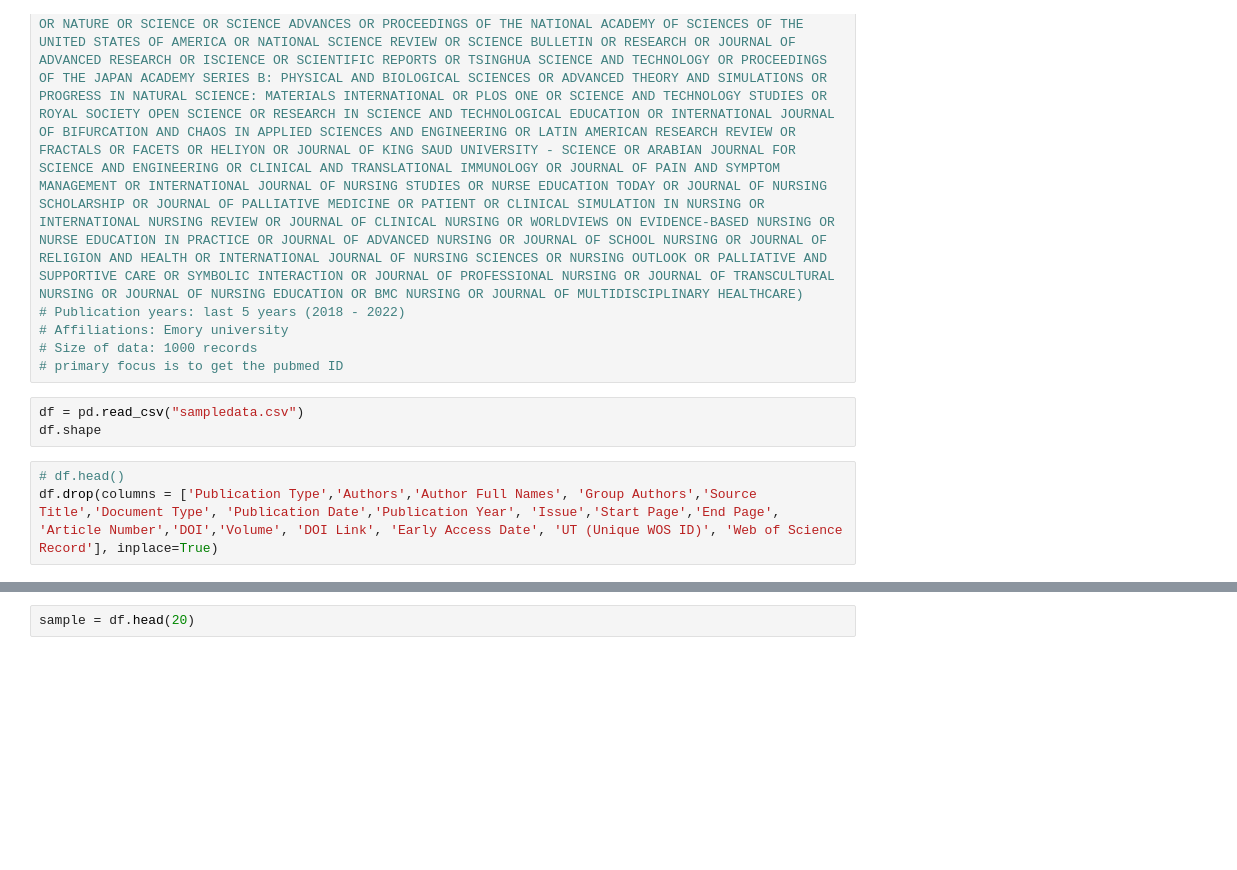
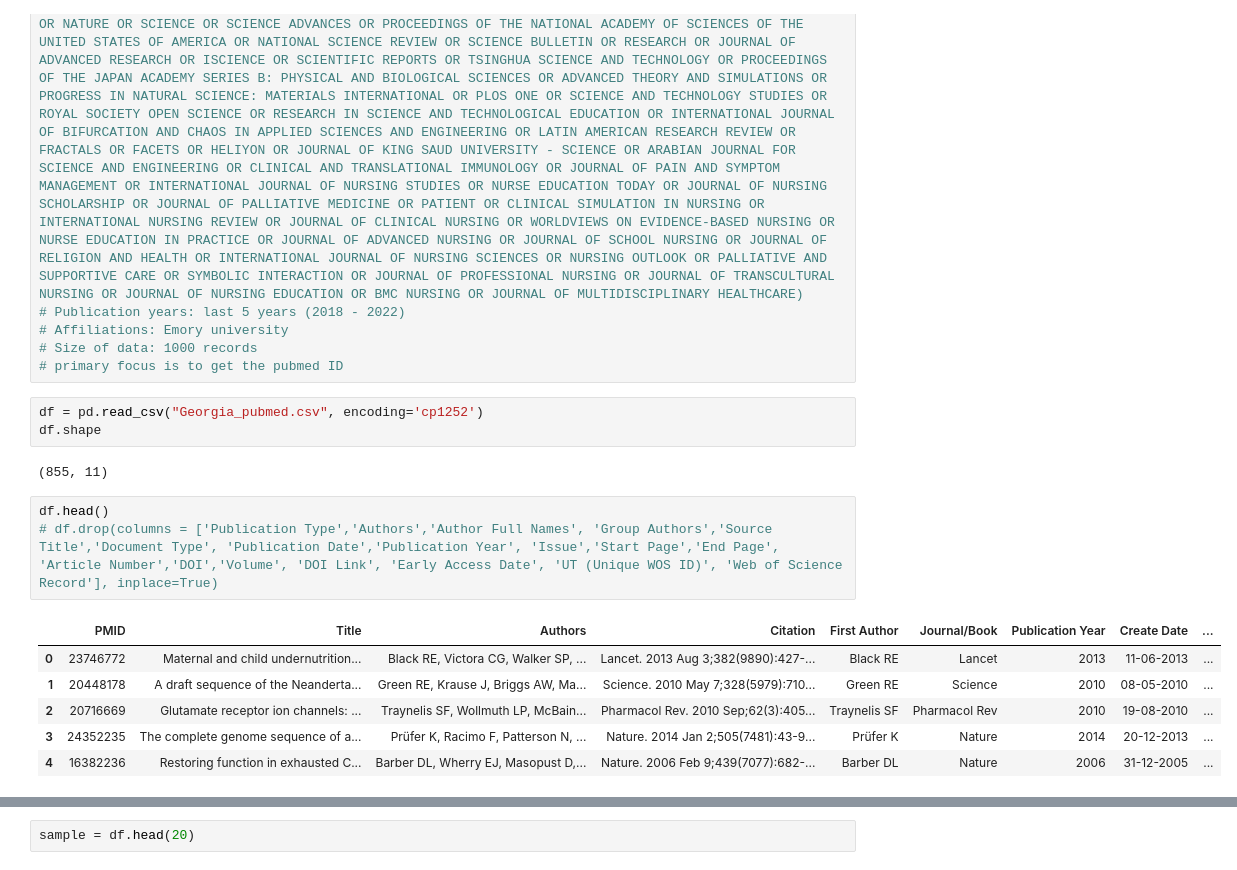
Before and after one commit to bhavya-kashyap/AMC_crosswalk, a Jupyter notebook: abstract_pubmed_webscrapper.ipynb, the cells around one changed output, grey strips where cells are left out. Drawn from its saved outputs; the diff is of its cells as text; blank space fills up the shorter version.

```diff
--- a/abstract_pubmed_webscrapper.ipynb
+++ b/abstract_pubmed_webscrapper.ipynb
@@ -43,11 +44,20 @@ import math
 # Size of data: 1000 records
 # primary focus is to get the pubmed ID
 # %%
-df = pd.read_csv("sampledata.csv")
+df = pd.read_csv("Georgia_pubmed.csv", encoding='cp1252')
 df.shape
+# %% [output]
+(855, 11)
 # %%
-# df.head()
-df.drop(columns = ['Publication Type','Authors','Author Full Names', 'Group Authors','Source Title','Document Type', 'Publication Date','Publication Year', 'Issue','Start Page','End Page', 'Article Number','DOI','Volume', 'DOI Link', 'Early Access Date', 'UT (Unique WOS ID)', 'Web of Science Record'], inplace=True)
+df.head()
+# df.drop(columns = ['Publication Type','Authors','Author Full Names', 'Group Authors','Source Title','Document Type', 'Publication Date','Publication Year', 'Issue','Start Page','End Page', 'Article Number','DOI','Volume', 'DOI Link', 'Early Access Date', 'UT (Unique WOS ID)', 'Web of Science Record'], inplace=True)
+# %% [output]
+|  | PMID | Title | Authors | Citation | First Author | Journal/Book | Publication Year | Create Date | ... |
+| 0 | 23746772 | Maternal and child undernutrition... | Black RE, Victora CG, Walker SP, ... | Lancet. 2013 Aug 3;382(9890):427-... | Black RE | Lancet | 2013 | 11-06-2013 | ... |
+| 1 | 20448178 | A draft sequence of the Neanderta... | Green RE, Krause J, Briggs AW, Ma... | Science. 2010 May 7;328(5979):710... | Green RE | Science | 2010 | 08-05-2010 | ... |
+| 2 | 20716669 | Glutamate receptor ion channels: ... | Traynelis SF, Wollmuth LP, McBain... | Pharmacol Rev. 2010 Sep;62(3):405... | Traynelis SF | Pharmacol Rev | 2010 | 19-08-2010 | ... |
+| 3 | 24352235 | The complete genome sequence of a... | Prüfer K, Racimo F, Patterson N, ... | Nature. 2014 Jan 2;505(7481):43-9... | Prüfer K | Nature | 2014 | 20-12-2013 | ... |
+| 4 | 16382236 | Restoring function in exhausted C... | Barber DL, Wherry EJ, Masopust D,... | Nature. 2006 Feb 9;439(7077):682-... | Barber DL | Nature | 2006 | 31-12-2005 | ... |
 # %%
 baseurl = 'https://pubmed.ncbi.nlm.nih.gov/'
 urls = []
```
Also changed, not shown: parts of 8 cells of this notebook.
